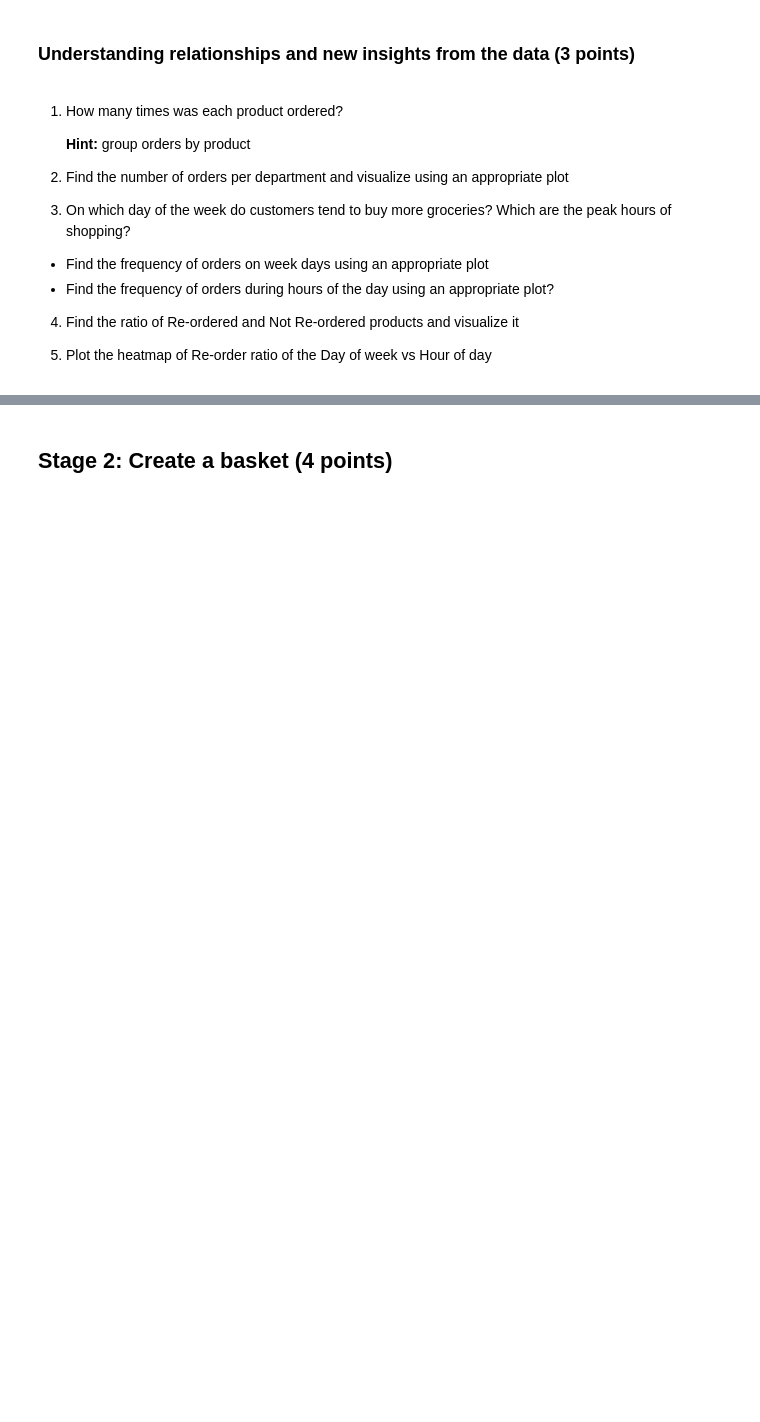
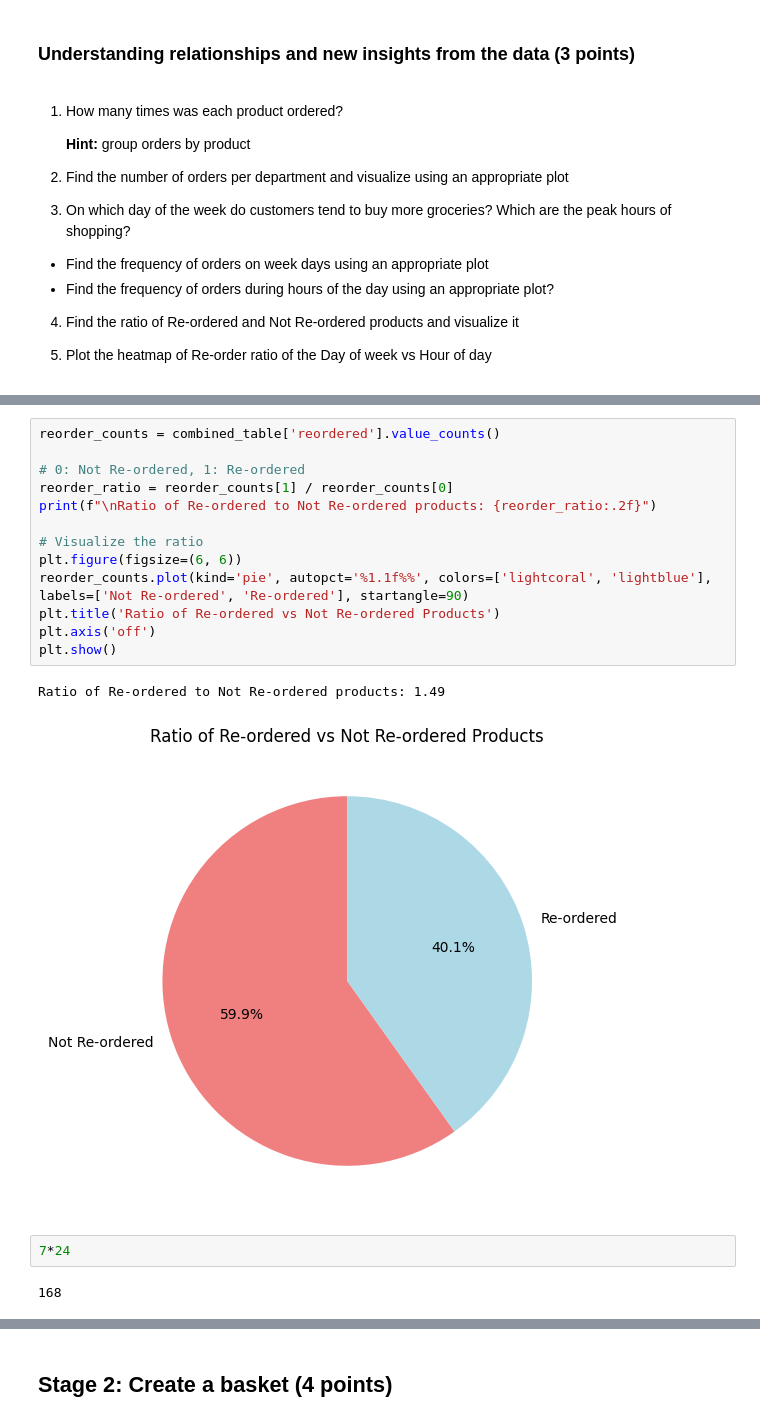
Before and after one commit to surabhi13gupta/CDS, a Jupyter notebook: Module 8/MP1/Market_Basket_Analysis.ipynb, the cells around one changed output, grey strips where cells are left out. Cells and saved outputs as stored; diff of their text form; blank space fills up the shorter version.

```diff
--- a/Module 8/MP1/Market_Basket_Analysis.ipynb
+++ b/Module 8/MP1/Market_Basket_Analysis.ipynb
@@ -147,0 +286,20 @@ of shopping?
+# %%
+reorder_counts = combined_table['reordered'].value_counts()
+
+# 0: Not Re-ordered, 1: Re-ordered
+reorder_ratio = reorder_counts[1] / reorder_counts[0]
+print(f"\nRatio of Re-ordered to Not Re-ordered products: {reorder_ratio:.2f}")
+
+# Visualize the ratio
+plt.figure(figsize=(6, 6))
+reorder_counts.plot(kind='pie', autopct='%1.1f%%', colors=['lightcoral', 'lightblue'], labels=['Not Re-ordered', 'Re-ordered'], startangle=90)
+plt.title('Ratio of Re-ordered vs Not Re-ordered Products')
+plt.axis('off')
+plt.show()
+# %% [output]
+Ratio of Re-ordered to Not Re-ordered products: 1.49
+[figure, added]
+# %%
+7*24
+# %% [output]
+168
```
Also changed, not shown: parts of 19 cells of this notebook.
